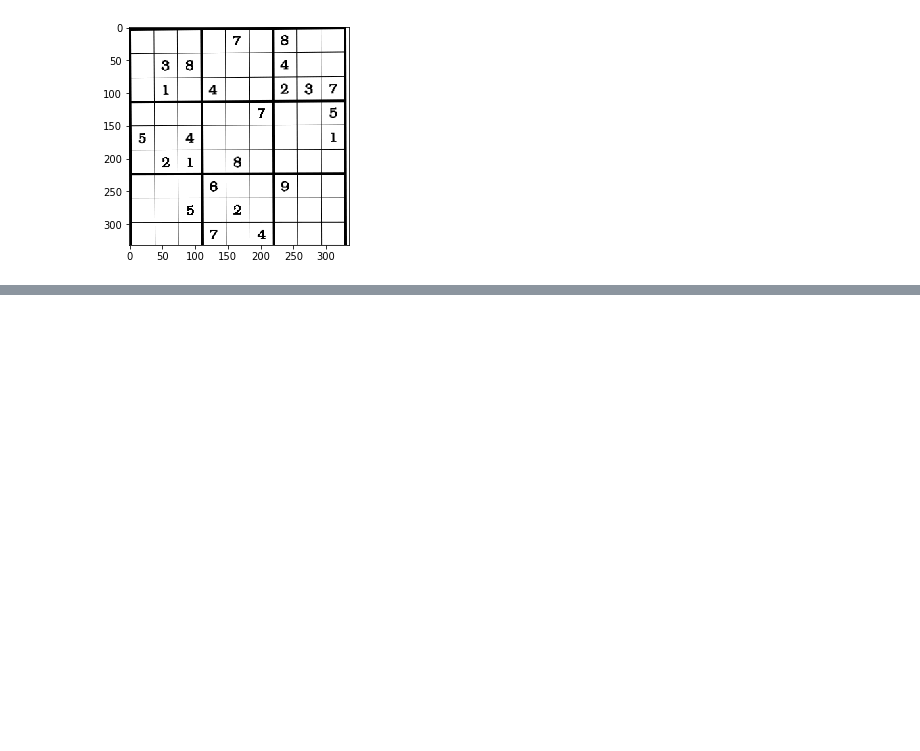
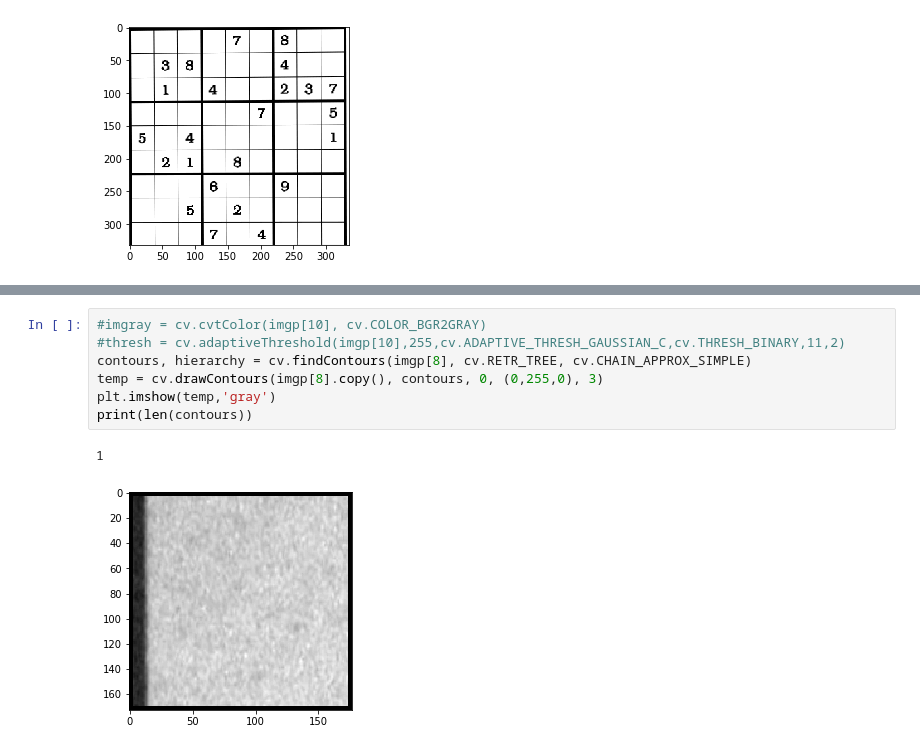
Before and after one commit to shreekanthsenthil/Sudoku-Solver-using-OpenCV, a Jupyter notebook: Grab.ipynb, the cells around one changed output, grey strips where cells are left out. Cells and saved outputs as stored; diff of their text form; blank space fills up the shorter version.

```diff
--- a/Grab.ipynb
+++ b/Grab.ipynb
@@ -133,0 +135,10 @@ plt.imshow(imgp[1],'gray')
+# %%
+#imgray = cv.cvtColor(imgp[10], cv.COLOR_BGR2GRAY)
+#thresh = cv.adaptiveThreshold(imgp[10],255,cv.ADAPTIVE_THRESH_GAUSSIAN_C,cv.THRESH_BINARY,11,2)
+contours, hierarchy = cv.findContours(imgp[8], cv.RETR_TREE, cv.CHAIN_APPROX_SIMPLE)
+temp = cv.drawContours(imgp[8].copy(), contours, 0, (0,255,0), 3)
+plt.imshow(temp,'gray')
+print(len(contours))
+# %% [output]
+1
+[figure, added]
```
Also changed, not shown: parts of 13 cells of this notebook.
